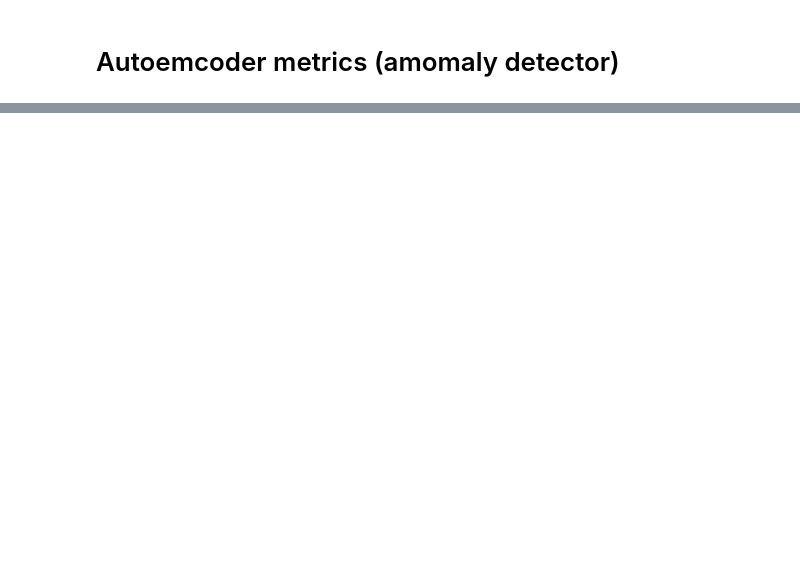
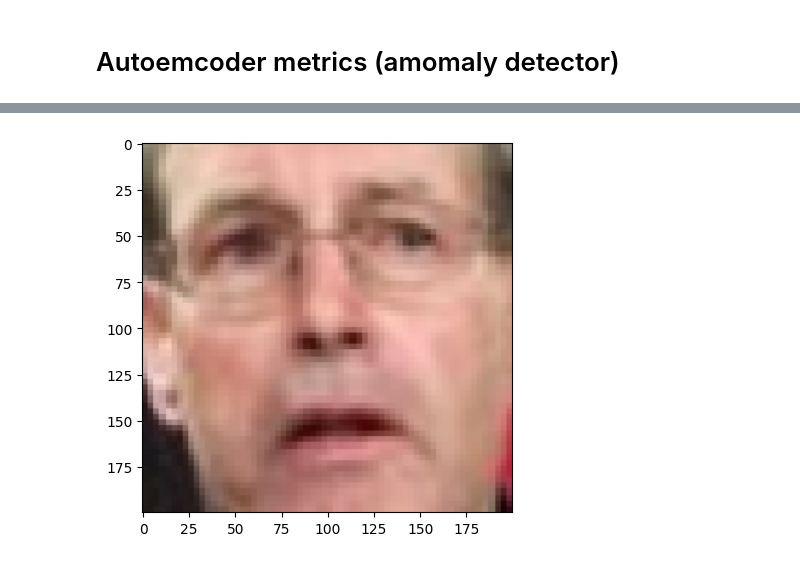
Before and after one commit to JuanPabloDP/Smile-detection-in-images-comparing-Autoencoders-and-CNNs, a Jupyter notebook: notebooks/autoencoder_metrics.ipynb, the cells around one changed output, grey strips where cells are left out. Cells and saved outputs as stored; diff of their text form; code cells hidden in the pictures; blank space fills up the shorter version.

```diff
--- a/notebooks/autoencoder_metrics.ipynb
+++ b/notebooks/autoencoder_metrics.ipynb
@@ -32,0 +75,8 @@ TypeError: load_data() got an unexpected keyword argument 'n_test'
+# %%
+def compare_predictions(feature):
+    label_prediction=smile_detector(np.expand_dims(feature, axis=0))
+    print(label_prediction)
+    plt.imshow(feature)
+# %%
+compare_predictions(test_features[1])
+# %% [output]
@@ -32,0 +85 @@ TypeError: load_data() got an unexpected keyword argument 'n_test'
+[figure, added]
```
Also changed, not shown: parts of 9 cells of this notebook, 7 other files.
